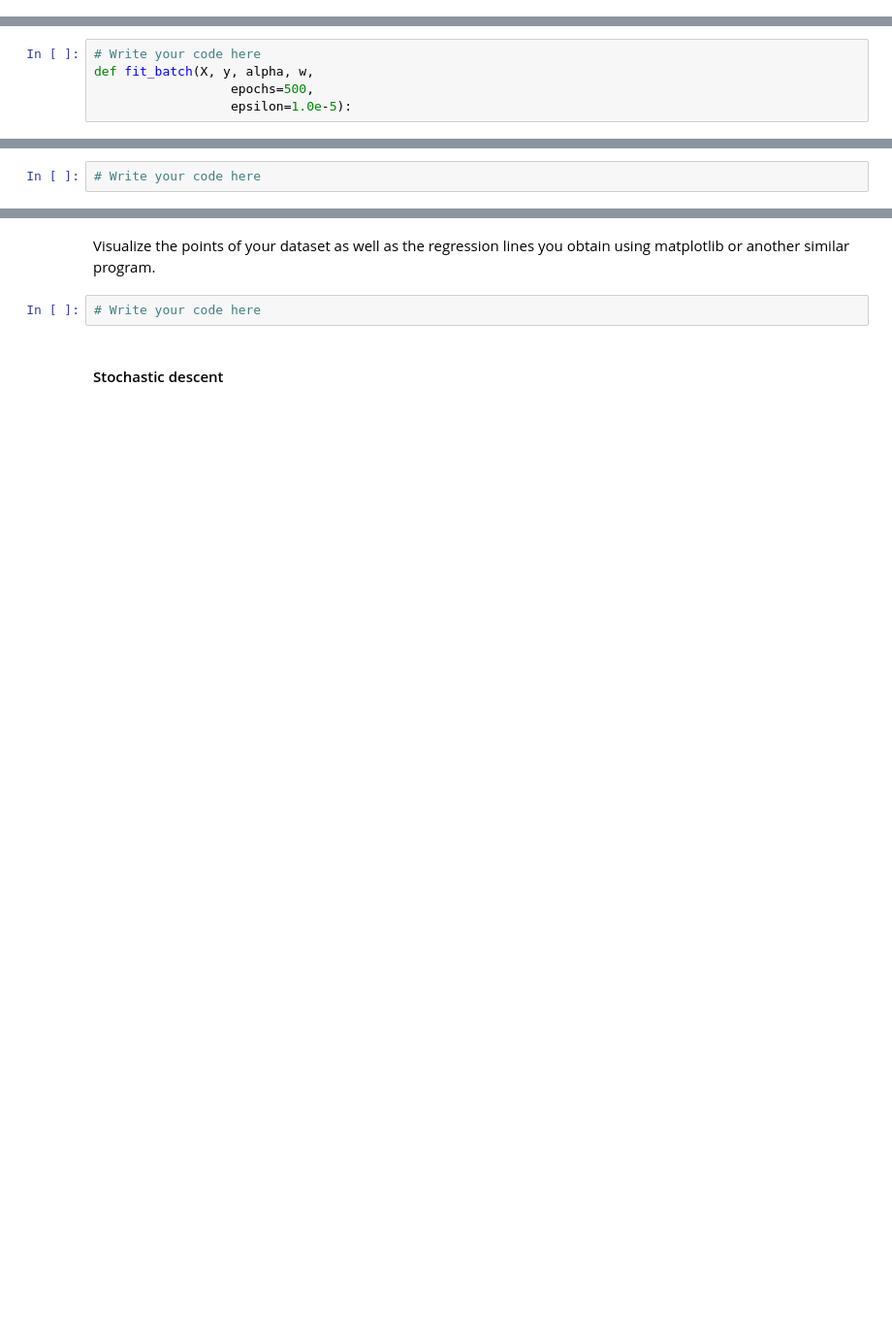
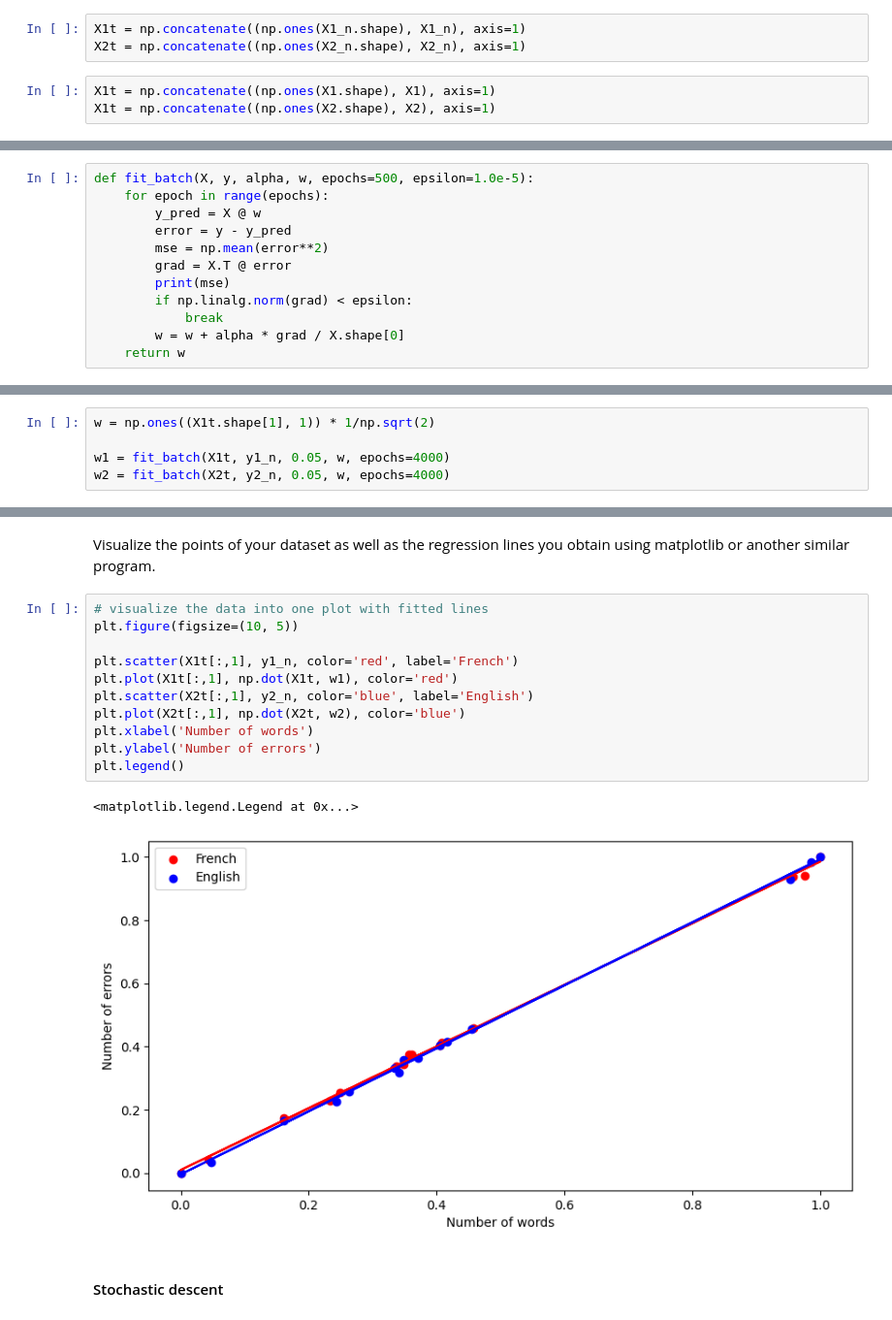
Before and after one commit to ondini/LTH_AI, a Jupyter notebook: 03_Ex/ai_lab_perceptron_students.ipynb, the cells around one changed output, grey strips where cells are left out. Shown at 97% size. Cells and saved outputs as stored; diff of their text form; blank space fills up the shorter version.

```diff
--- a/03_Ex/ai_lab_perceptron_students.ipynb
+++ b/03_Ex/ai_lab_perceptron_students.ipynb
@@ -99,0 +132,6 @@ Scale the arrays so that they fit in the range [0, 1] on the $x$ and $y$ axes.
+# %%
+X1t = np.concatenate((np.ones(X1_n.shape), X1_n), axis=1)
+X2t = np.concatenate((np.ones(X2_n.shape), X2_n), axis=1)
+# %%
+X1t = np.concatenate((np.ones(X1.shape), X1), axis=1)
+X1t = np.concatenate((np.ones(X2.shape), X2), axis=1)
@@ -104,10 +160,17 @@ Implement the descent functions. You will pass `X`, `y`, the learning rate in th
 # %% [markdown]
 Batch descent
 # %%
-# Write your code here
-def fit_batch(X, y, alpha, w,
-                  epochs=500,
-                  epsilon=1.0e-5):
+def fit_batch(X, y, alpha, w, epochs=500, epsilon=1.0e-5):
+    for epoch in range(epochs):
+        y_pred = X @ w
+        error = y - y_pred
+        mse = np.mean(error**2)
+        grad = X.T @ error
+        print(mse)
+        if np.linalg.norm(grad) < epsilon:
+            break
+        w = w + alpha * grad / X.shape[0]
+    return w
 # %% [markdown]
 Stochastic descent
 # %%
@@ -120,4 +193,7 @@ def fit_stoch(X, y, alpha, w,
 # %% [markdown]
 Apply the batch descent and print the final weight values
 # %%
-# Write your code here
+w = np.ones((X1t.shape[1], 1)) * 1/np.sqrt(2)
+
+w1 = fit_batch(X1t, y1_n, 0.05, w, epochs=4000)
+w2 = fit_batch(X2t, y2_n, 0.05, w, epochs=4000)
@@ -124,7 +218,19 @@ Apply the batch descent and print the final weight values
 # %% [markdown]
 Visualize the points of your dataset as well as the regression lines you obtain using matplotlib or another similar program.
 # %%
-# Write your code here
+# visualize the data into one plot with fitted lines
+plt.figure(figsize=(10, 5))
+
+plt.scatter(X1t[:,1], y1_n, color='red', label='French')
+plt.plot(X1t[:,1], np.dot(X1t, w1), color='red')
+plt.scatter(X2t[:,1], y2_n, color='blue', label='English')
+plt.plot(X2t[:,1], np.dot(X2t, w2), color='blue')
+plt.xlabel('Number of words')
+plt.ylabel('Number of errors')
+plt.legend()
+# %% [output]
+<matplotlib.legend.Legend at 0x...>
+[figure, added]
 # %% [markdown]
 #### Stochastic descent
 # %%
```
Also changed, not shown: parts of 8 cells of this notebook.
